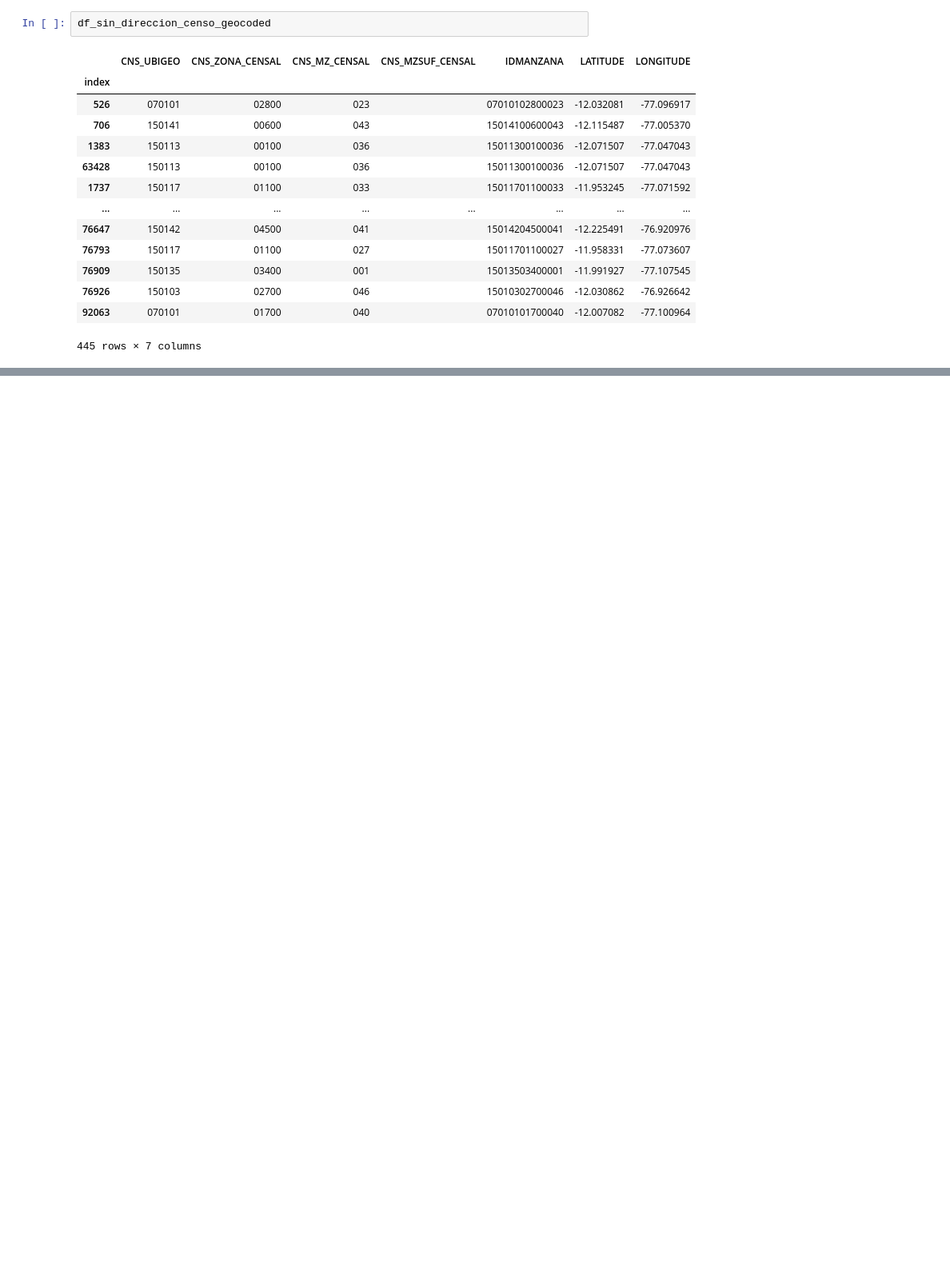
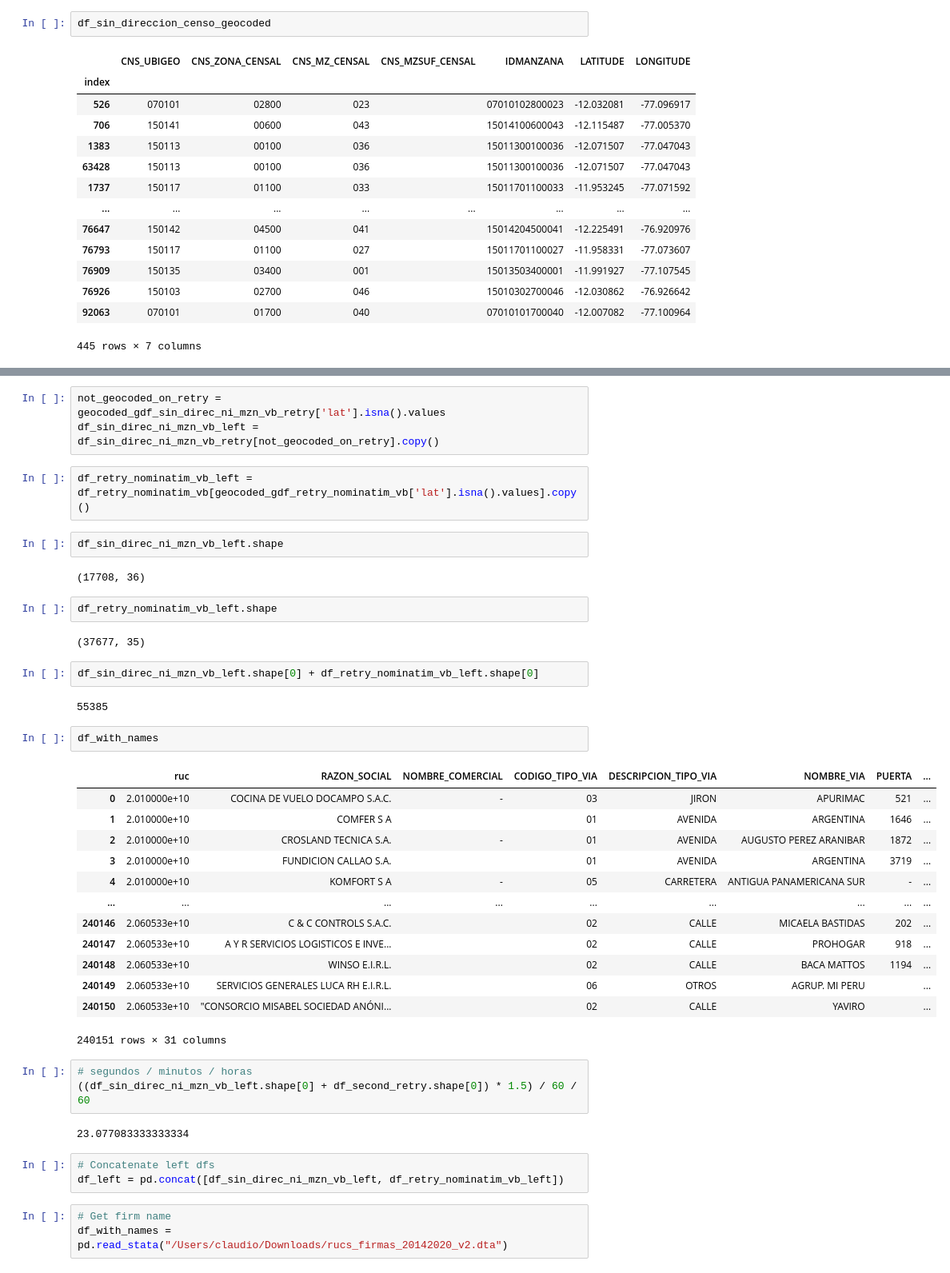
Before and after one commit to Claudio9701/peru-connectivity-impact, a Jupyter notebook: Geocoding.ipynb, the cells around one changed output, grey strips where cells are left out. Shown at 80% size. Saved outputs shown, nothing was run; the diff lists cells and outputs as text; blank space fills up the shorter version.

```diff
--- a/Geocoding.ipynb
+++ b/Geocoding.ipynb
@@ -558,0 +698,44 @@ df_sin_direccion['DESCRIPCION_TIPO_VIA_cleaned'] = df_sin_direccion['DESCRIPCION
+# %%
+not_geocoded_on_retry = geocoded_gdf_sin_direc_ni_mzn_vb_retry['lat'].isna().values
+df_sin_direc_ni_mzn_vb_left = df_sin_direc_ni_mzn_vb_retry[not_geocoded_on_retry].copy()
+# %%
+df_retry_nominatim_vb_left = df_retry_nominatim_vb[geocoded_gdf_retry_nominatim_vb['lat'].isna().values].copy()
+# %%
+df_sin_direc_ni_mzn_vb_left.shape
+# %% [output]
+(17708, 36)
+# %%
+df_retry_nominatim_vb_left.shape
+# %% [output]
+(37677, 35)
+# %%
+df_sin_direc_ni_mzn_vb_left.shape[0] + df_retry_nominatim_vb_left.shape[0]
+# %% [output]
+55385
+# %%
+df_with_names
+# %% [output]
+|  | ruc | RAZON_SOCIAL | NOMBRE_COMERCIAL | CODIGO_TIPO_VIA | DESCRIPCION_TIPO_VIA | NOMBRE_VIA | PUERTA | ... |
+| 0 | 2.010000e+10 | COCINA DE VUELO DOCAMPO S.A.C. | - | 03 | JIRON | APURIMAC | 521 | ... |
+| 1 | 2.010000e+10 | COMFER S A |  | 01 | AVENIDA | ARGENTINA | 1646 | ... |
+| 2 | 2.010000e+10 | CROSLAND TECNICA S.A. | - | 01 | AVENIDA | AUGUSTO PEREZ ARANIBAR | 1872 | ... |
+| 3 | 2.010000e+10 | FUNDICION CALLAO S.A. |  | 01 | AVENIDA | ARGENTINA | 3719 | ... |
+| 4 | 2.010000e+10 | KOMFORT S A | - | 05 | CARRETERA | ANTIGUA PANAMERICANA SUR | - | ... |
+| ... | ... | ... | ... | ... | ... | ... | ... | ... |
+| 240146 | 2.060533e+10 | C & C CONTROLS S.A.C. |  | 02 | CALLE | MICAELA BASTIDAS | 202 | ... |
+| 240147 | 2.060533e+10 | A Y R SERVICIOS LOGISTICOS E INVE... |  | 02 | CALLE | PROHOGAR | 918 | ... |
+| 240148 | 2.060533e+10 | WINSO E.I.R.L. |  | 02 | CALLE | BACA MATTOS | 1194 | ... |
+| 240149 | 2.060533e+10 | SERVICIOS GENERALES LUCA RH E.I.R.L. |  | 06 | OTROS | AGRUP. MI PERU |  | ... |
+| 240150 | 2.060533e+10 | "CONSORCIO MISABEL SOCIEDAD ANÓNI... |  | 02 | CALLE | YAVIRO |  | ... |
+240151 rows × 31 columns
+# %%
+# segundos / minutos / horas
+((df_sin_direc_ni_mzn_vb_left.shape[0] + df_second_retry.shape[0]) * 1.5) / 60 / 60
+# %% [output]
+23.077083333333334
+# %%
+# Concatenate left dfs
+df_left = pd.concat([df_sin_direc_ni_mzn_vb_left, df_retry_nominatim_vb_left])
+# %%
+# Get firm name
+df_with_names = pd.read_stata("/Users/claudio/Downloads/rucs_firmas_20142020_v2.dta")
```
Also changed, not shown: parts of 42 cells of this notebook, 2 other files.
